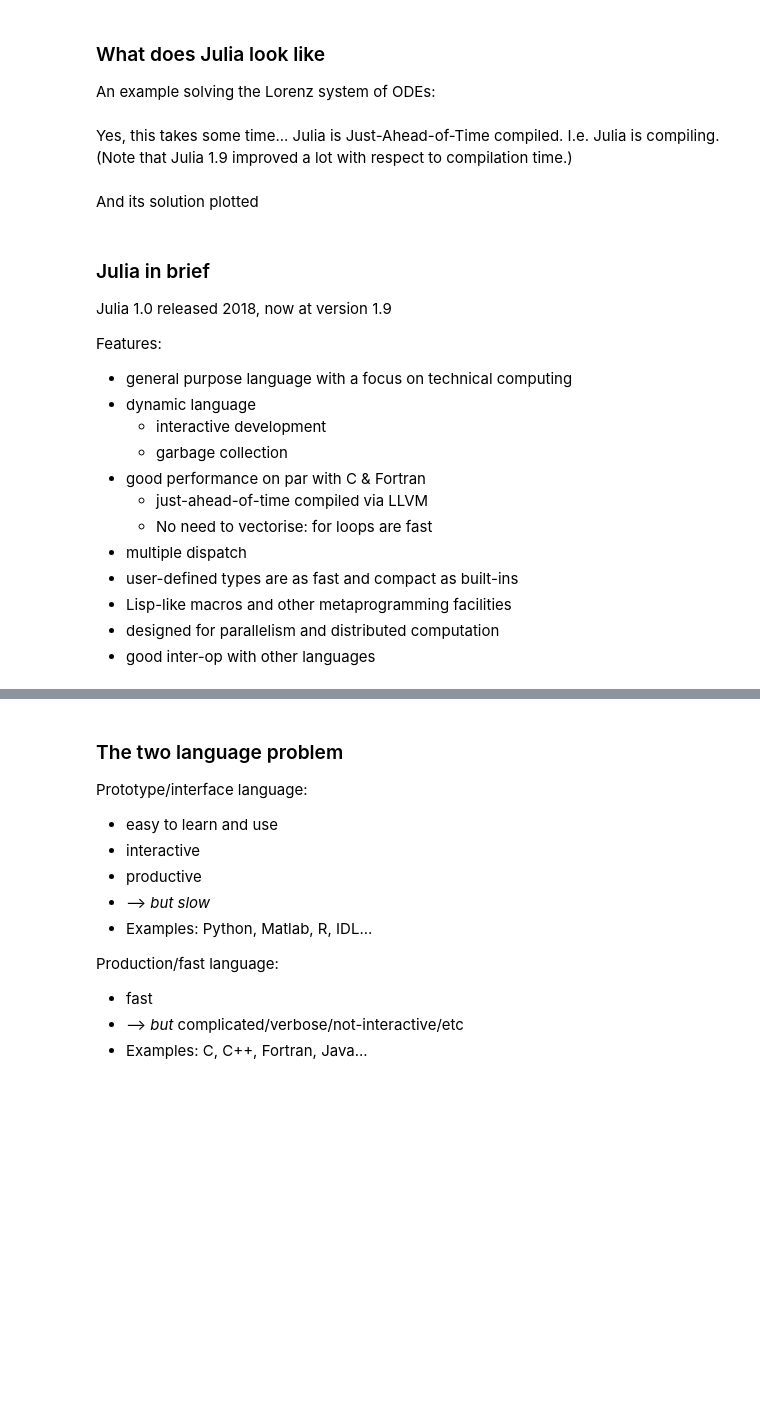
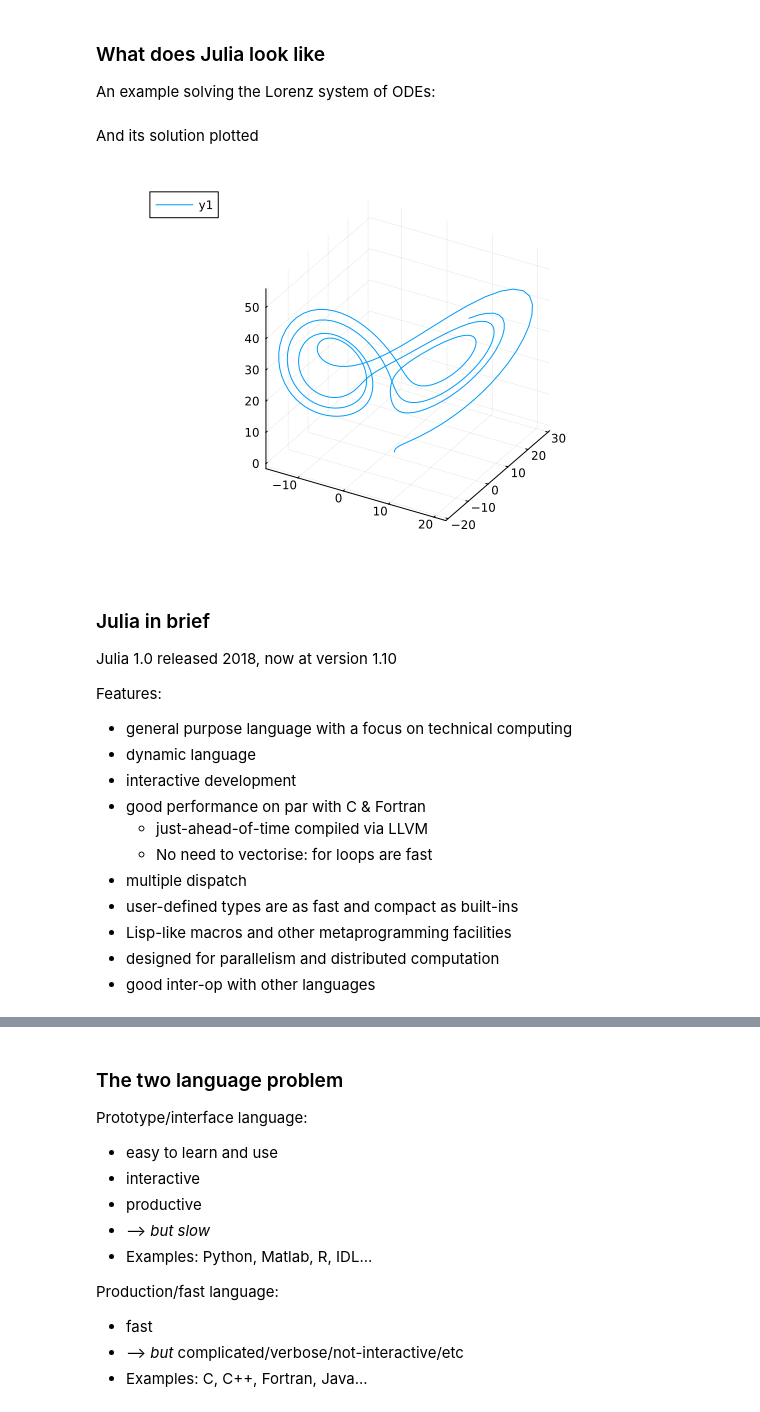
Before and after one commit to mauro3/Julia-intro-for-geoscience-EGU2024, a Jupyter notebook: notebooks-solution/julia-basics.ipynb, the cells around one changed output, grey strips where cells are left out. Drawn from its saved outputs; the diff is of its cells as text; code cells hidden in the pictures; blank space fills up the shorter version.

Commit message:
julia basics mostly done

```diff
--- a/notebooks-solution/julia-basics.ipynb
+++ b/notebooks-solution/julia-basics.ipynb
@@ -59,22 +61,21 @@ out[:,1] = x₀
 for i=2:size(out,2)
     out[:,i] = out[:,i-1] + lorenz(out[:,i-1]) * dt
 end
-# %% [markdown]
-Yes, this takes some time... Julia is Just-Ahead-of-Time compiled.  I.e. Julia is compiling.
-(Note that Julia 1.9 improved a lot with respect to compilation time.)
 # %% [markdown]
 And its solution plotted
 # %%
-# plot(out[1,:], out[2,:], out[3,:])
+using Plots
+plot(out[1,:], out[2,:], out[3,:])
+# %% [output]
+[figure, added]
 # %% [markdown]
 ### Julia in brief
-Julia 1.0 released 2018, now at version 1.9
+Julia 1.0 released 2018, now at version 1.10
 
 Features:
 - general purpose language with a focus on technical computing
 - dynamic language
-  - interactive development
-  - garbage collection
+- interactive development
 - good performance on par with C & Fortran
   - just-ahead-of-time compiled via LLVM
   - No need to vectorise: for loops are fast
```
Also changed, not shown: parts of 83 cells of this notebook, 7 other files.
